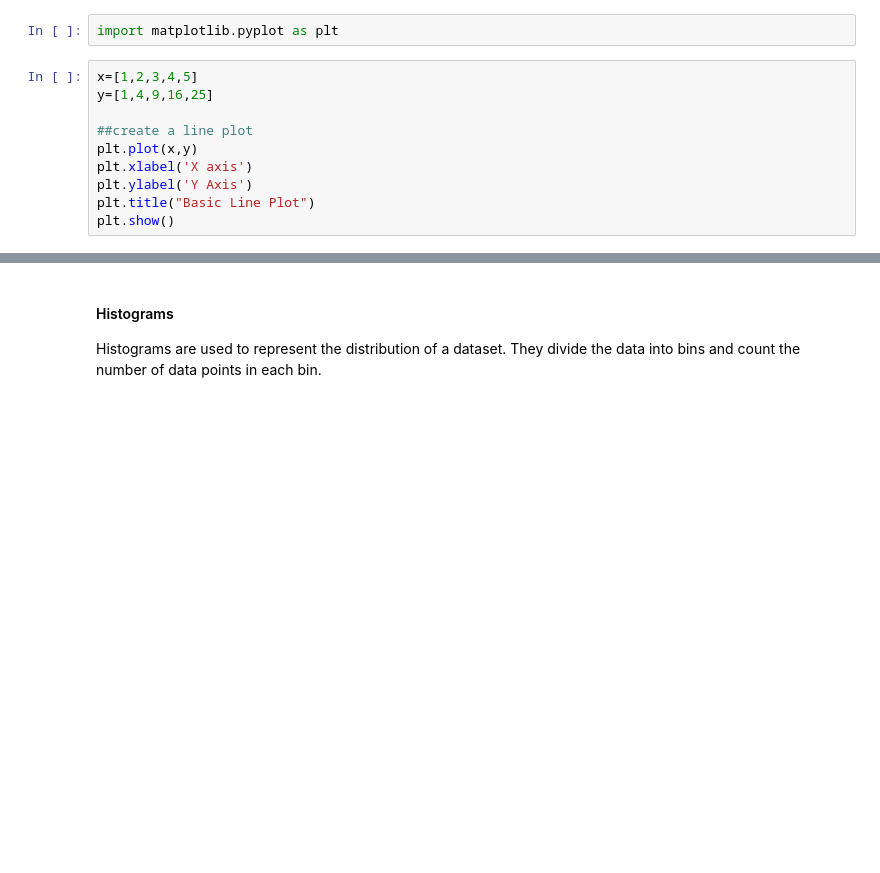
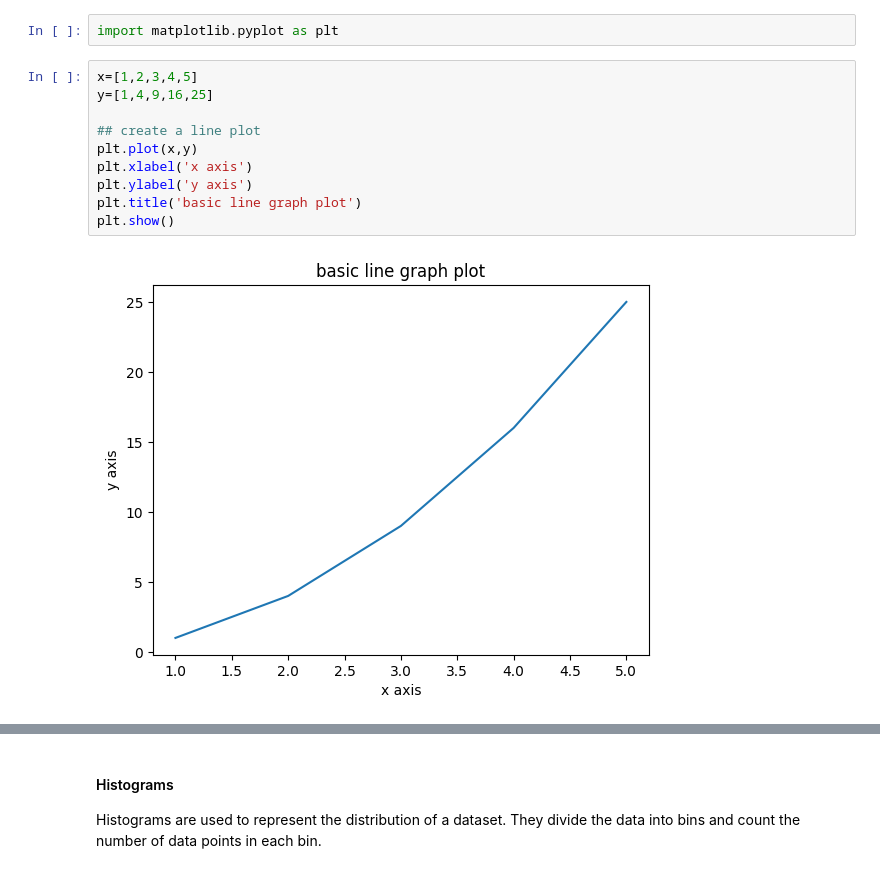
Before and after one commit to Abhinay1411/data-analysis-learning-journey, a Jupyter notebook: python learning/Sec2 Data analysis with python/10 numpy/10.5-matplotlib.ipynb, the cells around one changed output, grey strips where cells are left out. Cells and saved outputs as stored; diff of their text form; blank space fills up the shorter version.

```diff
--- a/python learning/Sec2 Data analysis with python/10 numpy/10.5-matplotlib.ipynb
+++ b/python learning/Sec2 Data analysis with python/10 numpy/10.5-matplotlib.ipynb
@@ -27,13 +21,15 @@ import matplotlib.pyplot as plt
 # %%
 x=[1,2,3,4,5]
 y=[1,4,9,16,25]
 
-##create a line plot
+## create a line plot
 plt.plot(x,y)
-plt.xlabel('X axis')
-plt.ylabel('Y Axis')
-plt.title("Basic Line Plot")
+plt.xlabel('x axis')
+plt.ylabel('y axis')
+plt.title('basic line graph plot')
 plt.show()
+# %% [output]
+[figure, added]
 # %%
 x=[1,2,3,4,5]
 y=[1,4,9,16,25]
```
Also changed, not shown: parts of 12 cells of this notebook.
